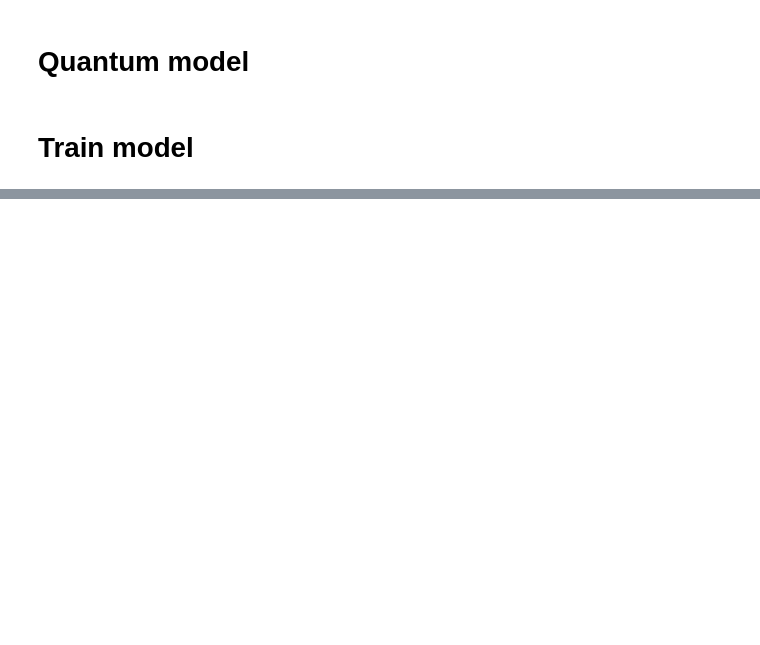
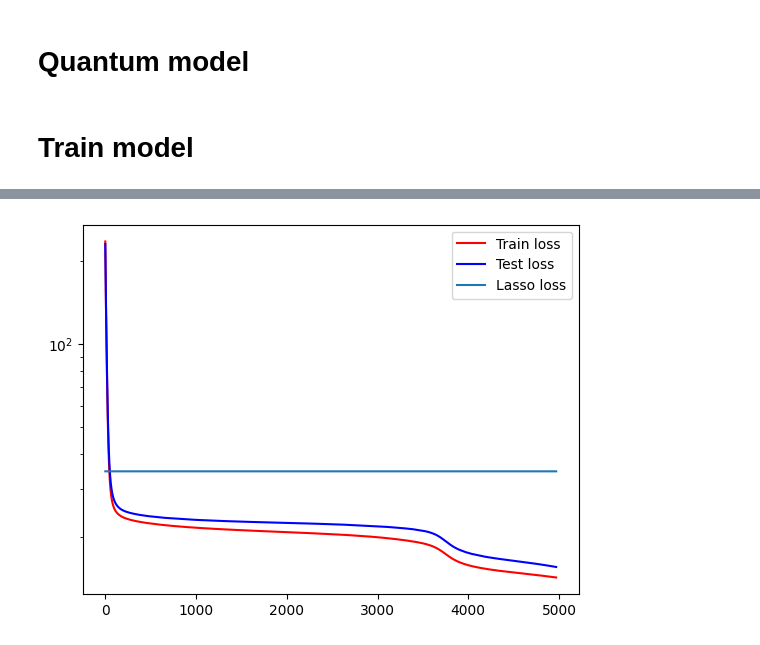
Before and after one commit to AlbertMitjans/hackweek, a Jupyter notebook: src/regression.ipynb, the cells around one changed output, grey strips where cells are left out. Saved outputs shown, nothing was run; the diff lists cells and outputs as text; code cells hidden in the pictures; blank space fills up the shorter version.

```diff
--- a/src/regression.ipynb
+++ b/src/regression.ipynb
@@ -261,0 +260,11 @@ Iter:   991 | Cost: 1.3419665
+# %%
+x = list(range(len(train_loss[30:])))
+y = [lasso_loss for _ in x]
+plt.plot(train_loss[30:], color="red", label="Train loss")
+plt.plot(test_loss[30:], color="blue", label="Test loss")
+plt.plot(x, y, label="Lasso loss")
+plt.yscale('log')
+plt.legend()
+plt.show()
+# %% [output]
+[figure, added]
```
Also changed, not shown: parts of 23 cells of this notebook, 1 other file.
